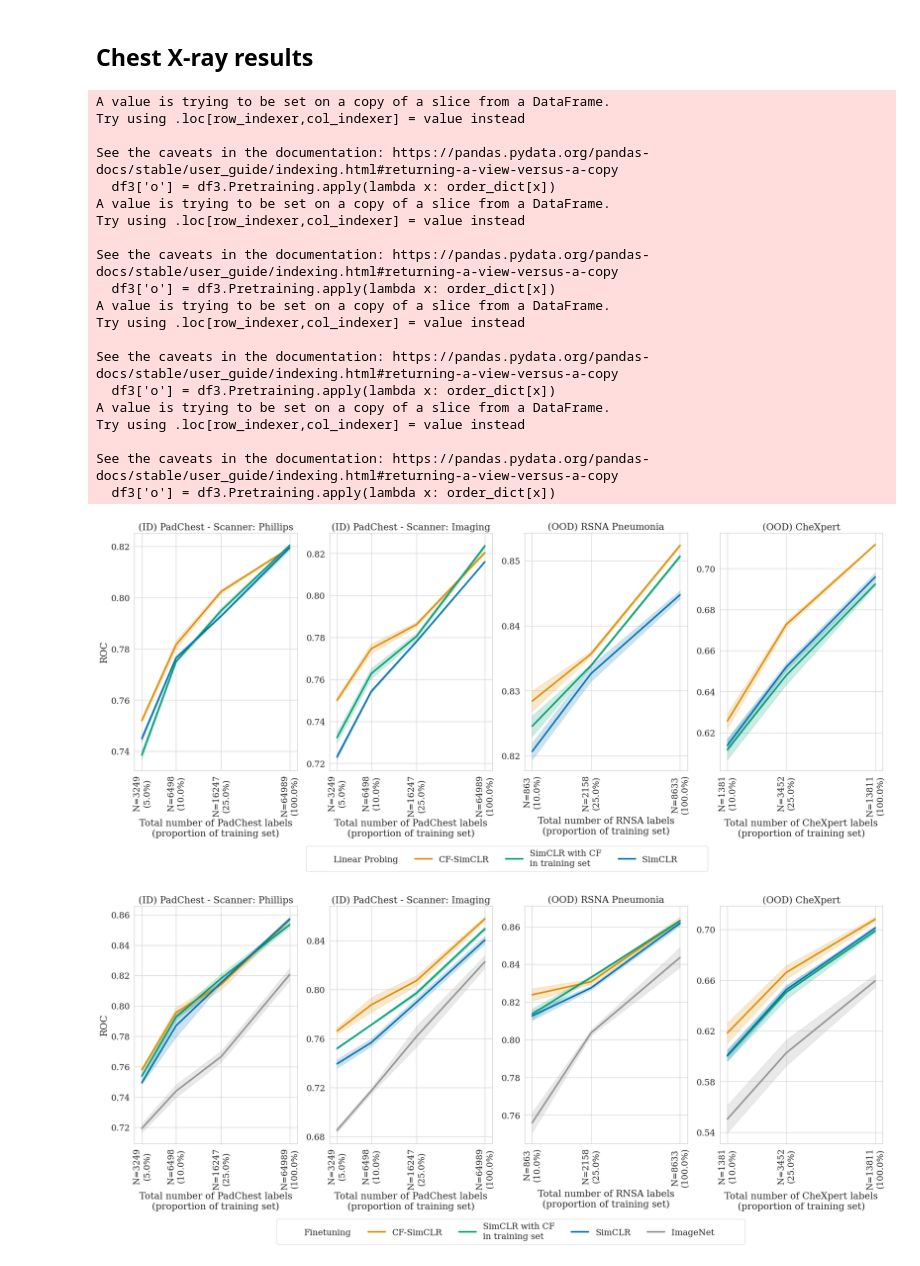
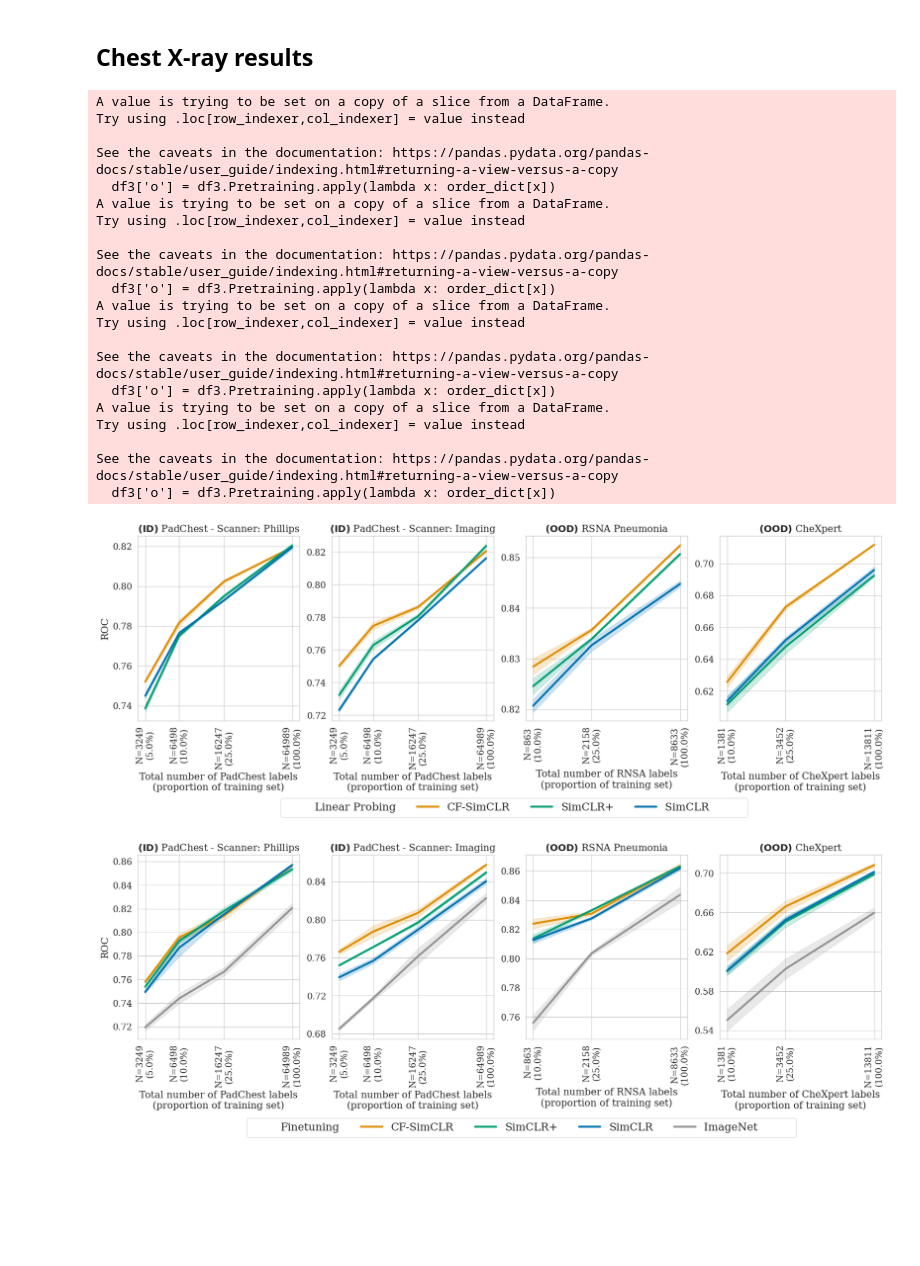
Before and after one commit to biomedia-mira/counterfactual-contrastive, a Jupyter notebook: evaluation/plot_all_results.ipynb, the cells around one changed output. Cells and saved outputs as stored; diff of their text form; code cells hidden in the pictures; blank space fills up the shorter version.

```diff
--- a/evaluation/plot_all_results.ipynb
+++ b/evaluation/plot_all_results.ipynb
@@ -21,7 +21,14 @@ color_dict = {
     "ImageNet": sns.color_palette("colorblind", 8)[-1],
     "CF-SimCLR": sns.color_palette("colorblind", 3)[1],
     "SimCLR": sns.color_palette("colorblind", 3)[0],
-    "SimCLR with CF\nin training set": sns.color_palette("colorblind", 3)[2],
+    "SimCLR+": sns.color_palette("colorblind", 3)[2],
+}
+
+legend_conversion = {
+    "ImageNet": "ImageNet",
+    "CF-SimCLR": "CF-SimCLR",
+    "SimCLR": "SimCLR",
+    "SimCLR with CF\nin training set": "SimCLR+",
 }
 
 type_error = ("se", 1)
@@ -48,7 +55,7 @@ order_dict = {
     "ImageNet": 3,
     "CF-SimCLR": 0,
     "SimCLR": 2,
-    "SimCLR with CF\nin training set": 1,
+    "SimCLR+": 1,
 }
 # %% [markdown]
 ## Mammography results
@@ -190,15 +264,22 @@ See the caveats in the documentation: https://pandas.pydata.org/pandas-docs/stab
 # %% [markdown]
 ## Chest X-ray results
 # %%
-sns.set_theme(context="paper", style="whitegrid", font_scale=1.8)
+plt_kwargs = {
+    "errorbar": type_error,
+    "palette": color_dict,
+    "linewidth": 3,
+}
+
+sns.set_theme(context="paper", style="whitegrid", font_scale=1.5)
 matplotlib.rcParams["font.family"] = "serif"
 for evaluation_type in ["Linear Probing", "Finetuning"]:
+    rotation = 90 # 30 if evaluation_type == "Linear Probing" else 90
     xticks = [0.05, 0.1, 0.25, 1.0]
 
     df = pd.read_csv(f"../outputs/classification_padchestfinetunepneumo_results.csv")
     df["ctrain_label_prop"] = df.run_name.apply(extract_train_label_prop)
     df["Scanner"] = df["Scanner"].astype(str)
-    df["Pretraining"] = df.run_name.apply(lambda x: extract_pretraining_type(x))
+    df["Pretraining"] = df.run_name.apply(lambda x: legend_conversion[extract_pretraining_type(x)])
     df["Classifier"] = df.run_name.apply(lambda x: extract_finetuning_type(x))
     df = df.loc[df.ctrain_label_prop.isin(xticks)]
     df = df.loc[df.Classifier == evaluation_type]
@@ -213,7 +294,7 @@ for evaluation_type in ["Linear Probing", "Finetuning"]:
         inplace=True,
         key=lambda x: x.map({k: i for i, k in enumerate(custom_order)}),
     )
-    f, ax = plt.subplots(1, 4, figsize=(25, 8))
+    f, ax = plt.subplots(1, 4, figsize=(20, 5))
     for i, s in enumerate(["0", "1"]):
         df3 = df.loc[df.Scanner == s]
         df3['o'] = df3.Pretraining.apply(lambda x: order_dict[x])
@@ -227,9 +308,9 @@ for evaluation_type in ["Linear Probing", "Finetuning"]:
             **plt_kwargs,
         )
         if s == "0":
-            ax[i].set_title(f"(ID) PadChest - Scanner: Phillips")
+            ax[i].set_title(r"$\bf{(ID)}$" + f" PadChest - Scanner: Phillips")
         else:
-            ax[i].set_title(f"(ID) PadChest - Scanner: Imaging")
+            ax[i].set_title(r"$\bf{(ID)}$" + f" PadChest - Scanner: Imaging")
             if evaluation_type == "Finetuning":
                 ax[i].set_yticks([.68,.72,.76,.80,.84])
 
@@ -245,14 +326,14 @@ for evaluation_type in ["Linear Probing", "Finetuning"]:
     ax[0].set_xscale("log")
 
     ax[0].set_xticks(xticks)
-    ax[0].set_xticklabels(xtickslabels, rotation=90)
+    ax[0].set_xticklabels(xtickslabels, rotation=rotation)
     ax[1].set_xscale("log")
     ax[1].set_xticks(xticks)
-    ax[1].set_xticklabels(xtickslabels, rotation=90)
+    ax[1].set_xticklabels(xtickslabels, rotation=rotation)
 
     xticks = [0.1, 0.25, 1.0]
     df["Scanner"] = df["Scanner"].astype(str)
-    df["Pretraining"] = df.run_name.apply(lambda x: extract_pretraining_type(x))
+    df["Pretraining"] = df.run_name.apply(lambda x: legend_conversion[extract_pretraining_type(x)])
     df["Classifier"] = df.run_name.apply(lambda x: extract_finetuning_type(x))
     df = df.loc[df.Classifier == evaluation_type]
     df = df.loc[df.ctrain_label_prop.isin(xticks)]
@@ -269,17 +350,17 @@ for evaluation_type in ["Linear Probing", "Finetuning"]:
 
     ax[-2].set_ylabel("")
     ax[-2].set_xlabel("Total number of RNSA labels\n(proportion of training set)")
-    ax[-2].set_title(f"(OOD) RSNA Pneumonia")
+    ax[-2].set_title(r"$\bf{(OOD)}$" + f" RSNA Pneumonia")
     n_label_train_total = 8633
 
     xtickslabels = [f"N={int(n_label_train_total * x)}\n({x * 100}%)" for x in xticks]
     ax[-2].set_xscale("log")
     ax[-2].set_xticks(xticks)
-    ax[-2].set_xticklabels(xtickslabels, rotation=90)
+    ax[-2].set_xticklabels(xtickslabels, rotation=rotation)
     df = pd.read_csv(f"../outputs/classification_chexfinetunepneumo_results.csv")
     df["ctrain_label_prop"] = df.run_name.apply(extract_train_label_prop)
     df["Scanner"] = df["Scanner"].astype(str)
-    df["Pretraining"] = df.run_name.apply(lambda x: extract_pretraining_type(x))
+    df["Pretraining"] = df.run_name.apply(lambda x: legend_conversion[extract_pretraining_type(x)])
     df["Classifier"] = df.run_name.apply(lambda x: extract_finetuning_type(x))
     df = df.loc[df.ctrain_label_prop.isin(xticks)]
     df = df.loc[df.Classifier == evaluation_type]
@@ -305,39 +386,39 @@ for evaluation_type in ["Linear Probing", "Finetuning"]:
     labels[0] = evaluation_type
 
     if evaluation_type == "Linear Probing":
-        ax[-1].legend(handles, labels, loc="upper left", bbox_to_anchor=(-2.57, -0.3), ncol=8) # title=evaluation_type, alignment='left'
+        ax[-1].legend(handles, labels, loc="upper left", bbox_to_anchor=(-2.75, -0.39), ncol=8, fontsize=16) # title=evaluation_type, alignment='left'
     else:
-        ax[-1].legend(handles, labels, loc="upper left", bbox_to_anchor=(-2.75, -0.3), ncol=8)
+        ax[-1].legend(handles, labels, loc="upper left", bbox_to_anchor=(-2.96, -0.4), ncol=8, fontsize=16)
     ax[-1].set_xlabel("Total number of CheXpert labels\n(proportion of training set)")
-    ax[-1].set_title(f"(OOD) CheXpert")
+    ax[-1].set_title(r"$\bf{(OOD)}$" + f" CheXpert")
     n_label_train_total = 13811
     xtickslabels = [f"N={int(n_label_train_total * x)}\n({x * 100}%)" for x in xticks]
     ax[-1].set_xscale("log")
     ax[-1].set_xticks(xticks)
-    ax[-1].set_xticklabels(xtickslabels, rotation=90)
+    ax[-1].set_xticklabels(xtickslabels, rotation=rotation)
     if evaluation_type == "Finetuning":
         ax[-1].set_yticks([.54,.58,.62,.66,.70])
     plt.savefig(f"xray_{evaluation_type.lower()}.pdf", bbox_inches="tight", dpi=300)
 # %% [output]
 A value is trying to be set on a copy of a slice from a DataFrame.
 Try using .loc[row_indexer,col_indexer] = value instead
 
 See the caveats in the documentation: https://pandas.pydata.org/pandas-docs/stable/user_guide/indexing.html#returning-a-view-versus-a-copy
   df3['o'] = df3.Pretraining.apply(lambda x: order_dict[x])
 A value is trying to be set on a copy of a slice from a DataFrame.
 Try using .loc[row_indexer,col_indexer] = value instead
 
 See the caveats in the documentation: https://pandas.pydata.org/pandas-docs/stable/user_guide/indexing.html#returning-a-view-versus-a-copy
   df3['o'] = df3.Pretraining.apply(lambda x: order_dict[x])
 A value is trying to be set on a copy of a slice from a DataFrame.
 Try using .loc[row_indexer,col_indexer] = value instead
 
 See the caveats in the documentation: https://pandas.pydata.org/pandas-docs/stable/user_guide/indexing.html#returning-a-view-versus-a-copy
   df3['o'] = df3.Pretraining.apply(lambda x: order_dict[x])
 A value is trying to be set on a copy of a slice from a DataFrame.
 Try using .loc[row_indexer,col_indexer] = value instead
 
 See the caveats in the documentation: https://pandas.pydata.org/pandas-docs/stable/user_guide/indexing.html#returning-a-view-versus-a-copy
   df3['o'] = df3.Pretraining.apply(lambda x: order_dict[x])
-[figure, old version]
+[figure, new version]
-[figure, old version]
+[figure, new version]
```
Also changed, not shown: parts of 1 cell of this notebook.
